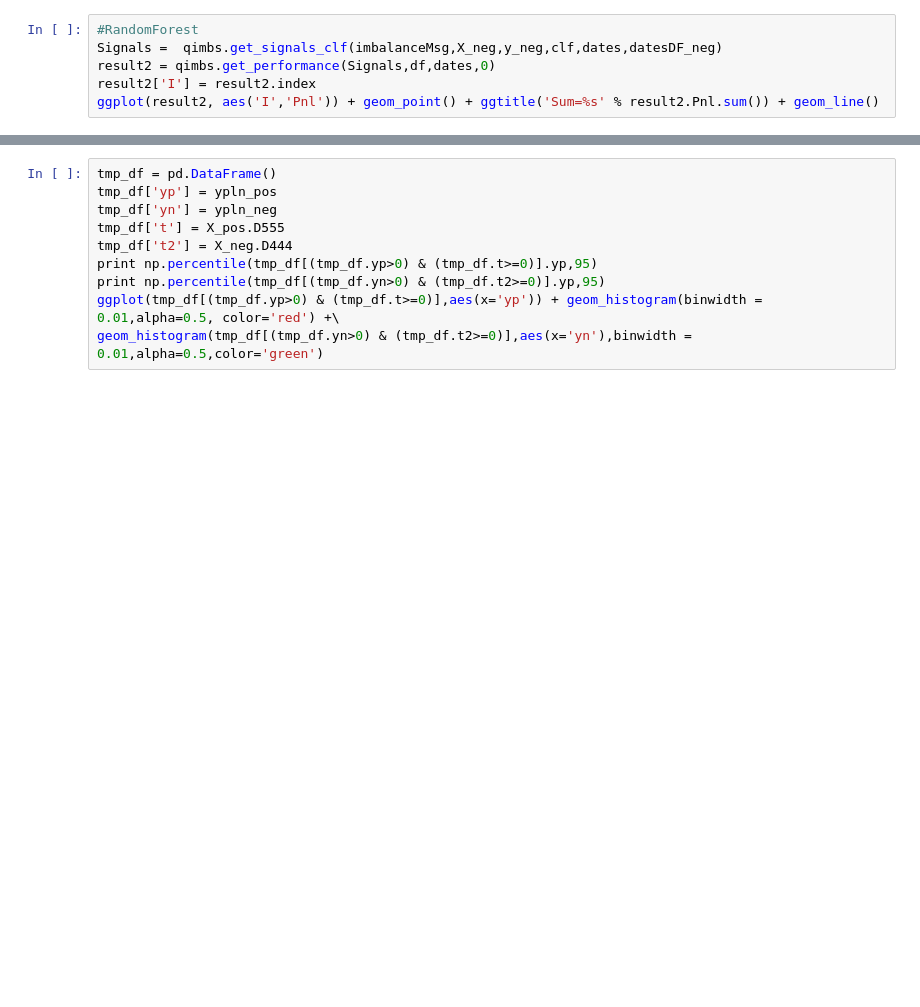
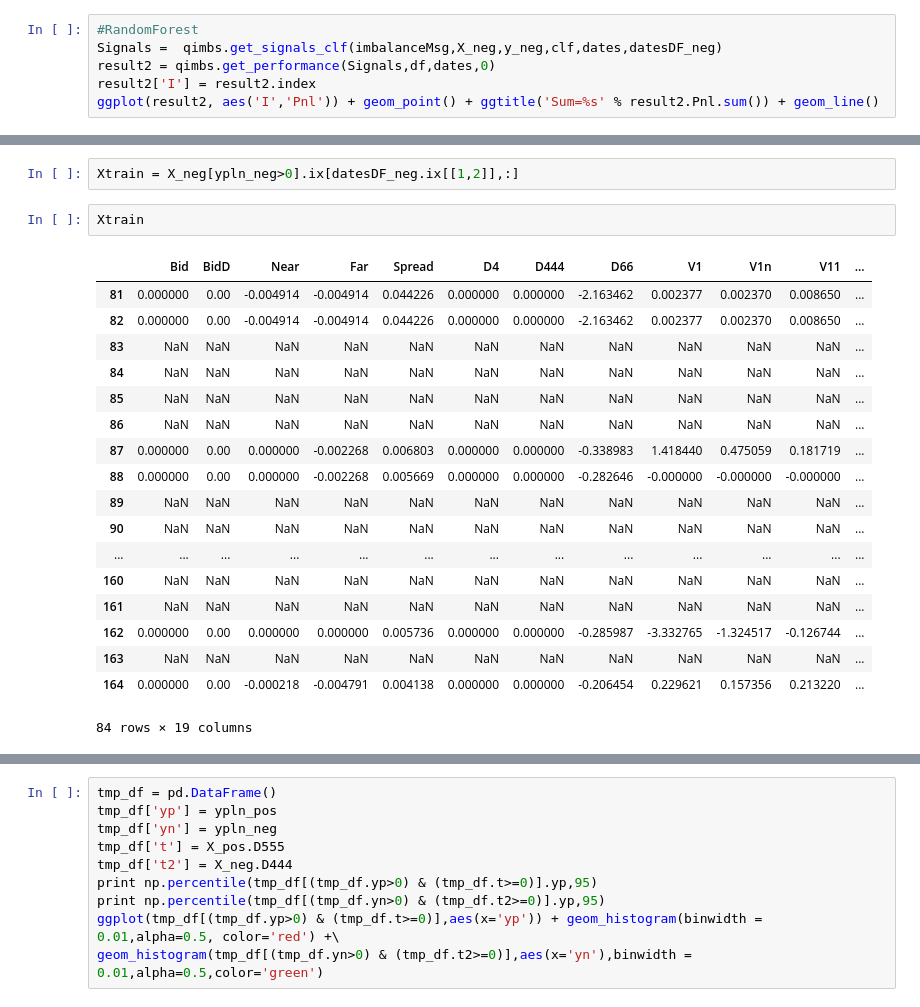
Before and after one commit to bilykigor/qimb, a Jupyter notebook: Workbook.ipynb, the cells around one changed output, grey strips where cells are left out. Drawn from its saved outputs; the diff is of its cells as text; blank space fills up the shorter version.

```diff
--- a/Workbook.ipynb
+++ b/Workbook.ipynb
@@ -487,0 +541,23 @@ Test     error:  0.000520932240225
+# %%
+Xtrain = X_neg[ypln_neg>0].ix[datesDF_neg.ix[[1,2]],:]
+# %%
+Xtrain
+# %% [output]
+|  | Bid | BidD | Near | Far | Spread | D4 | D444 | D66 | V1 | V1n | V11 | ... |
+| 81 | 0.000000 | 0.00 | -0.004914 | -0.004914 | 0.044226 | 0.000000 | 0.000000 | -2.163462 | 0.002377 | 0.002370 | 0.008650 | ... |
+| 82 | 0.000000 | 0.00 | -0.004914 | -0.004914 | 0.044226 | 0.000000 | 0.000000 | -2.163462 | 0.002377 | 0.002370 | 0.008650 | ... |
+| 83 | NaN | NaN | NaN | NaN | NaN | NaN | NaN | NaN | NaN | NaN | NaN | ... |
+| 84 | NaN | NaN | NaN | NaN | NaN | NaN | NaN | NaN | NaN | NaN | NaN | ... |
+| 85 | NaN | NaN | NaN | NaN | NaN | NaN | NaN | NaN | NaN | NaN | NaN | ... |
+| 86 | NaN | NaN | NaN | NaN | NaN | NaN | NaN | NaN | NaN | NaN | NaN | ... |
+| 87 | 0.000000 | 0.00 | 0.000000 | -0.002268 | 0.006803 | 0.000000 | 0.000000 | -0.338983 | 1.418440 | 0.475059 | 0.181719 | ... |
+| 88 | 0.000000 | 0.00 | 0.000000 | -0.002268 | 0.005669 | 0.000000 | 0.000000 | -0.282646 | -0.000000 | -0.000000 | -0.000000 | ... |
+| 89 | NaN | NaN | NaN | NaN | NaN | NaN | NaN | NaN | NaN | NaN | NaN | ... |
+| 90 | NaN | NaN | NaN | NaN | NaN | NaN | NaN | NaN | NaN | NaN | NaN | ... |
+| ... | ... | ... | ... | ... | ... | ... | ... | ... | ... | ... | ... | ... |
+| 160 | NaN | NaN | NaN | NaN | NaN | NaN | NaN | NaN | NaN | NaN | NaN | ... |
+| 161 | NaN | NaN | NaN | NaN | NaN | NaN | NaN | NaN | NaN | NaN | NaN | ... |
+| 162 | 0.000000 | 0.00 | 0.000000 | 0.000000 | 0.005736 | 0.000000 | 0.000000 | -0.285987 | -3.332765 | -1.324517 | -0.126744 | ... |
+| 163 | NaN | NaN | NaN | NaN | NaN | NaN | NaN | NaN | NaN | NaN | NaN | ... |
+| 164 | 0.000000 | 0.00 | -0.000218 | -0.004791 | 0.004138 | 0.000000 | 0.000000 | -0.206454 | 0.229621 | 0.157356 | 0.213220 | ... |
+84 rows × 19 columns
```
Also changed, not shown: parts of 5 cells of this notebook, 5 other files.
